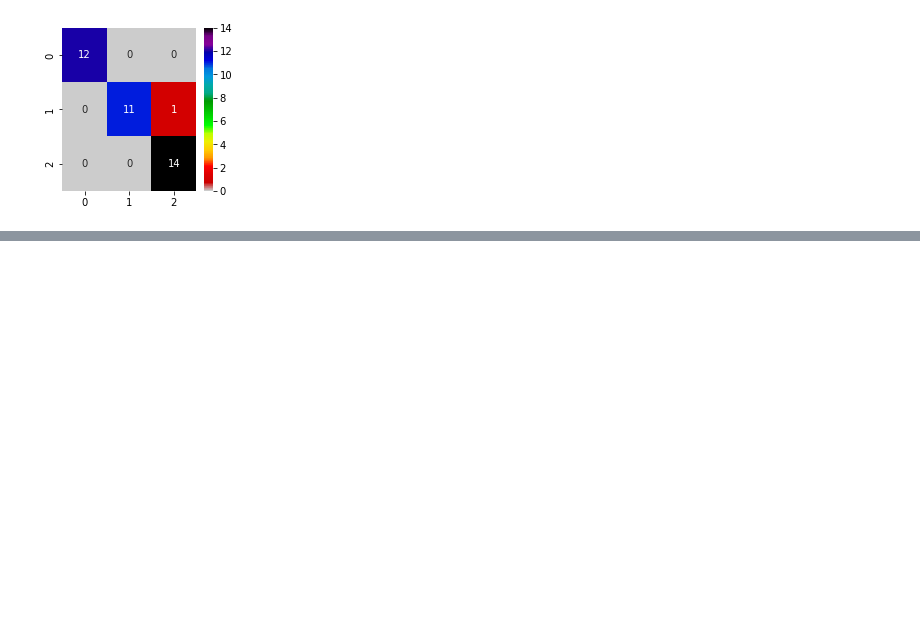
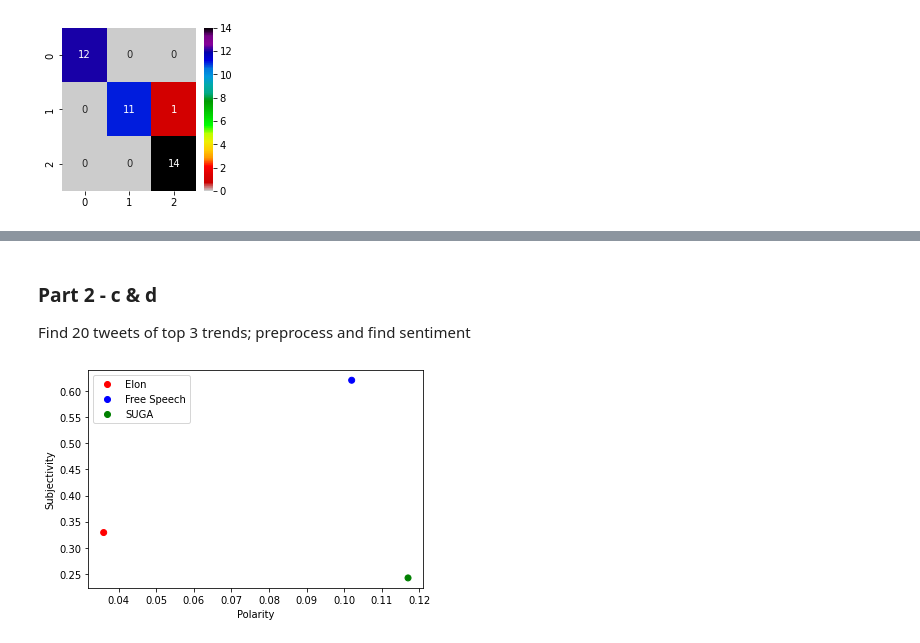
Before and after one commit to cmklen/dataAnalyticsCSE590, a Jupyter notebook: HW4/hw4.ipynb, the cells around one changed output, grey strips where cells are left out. Saved outputs shown, nothing was run; the diff lists cells and outputs as text; code cells hidden in the pictures; blank space fills up the shorter version.

```diff
--- a/HW4/hw4.ipynb
+++ b/HW4/hw4.ipynb
@@ -141,0 +140,56 @@ ImportError: cannot import name 'Textblob' from 'textblob' (C:\Users\cmkle\AppDa
+# %% [markdown]
+### Part 2 - c & d
+Find  20 tweets of top 3 trends; preprocess and find sentiment
+# %%
+from textblob import TextBlob
+from preprocessor.api import clean
+from matplotlib.colors import ListedColormap
+firstTrend = cincyTrends[0]
+secondTrend = cincyTrends[1]
+thirdTrend = cincyTrends[2]
+
+def returnTweets(tweets):
+    returnTweets = []
+    for tweet in tweets:
+            returnTweets.append(tweet.text)
+    return returnTweets
+
+def findSentiment(tweets):
+    sentiments = []
+    for tweet in tweets:
+        txtBlb = TextBlob(clean(tweet))
+        sentiments.append({"pol": txtBlb.sentiment.polarity, "sub": txtBlb.sentiment.subjectivity})
+
+    return sentiments
+
+def findSentimentStats(sentimentList):
+    polaritySum = 0
+    subjectivitySum = 0
+    totalTweets = 0
+    for sent in sentimentList:
+        totalTweets += 1
+        polaritySum += sent['pol']
+        subjectivitySum += sent['sub']
+
+    return(round(polaritySum/totalTweets,3), round(subjectivitySum/totalTweets,3))
+
+firstTrendSentiments = findSentiment(returnTweets(api.search(q=firstTrend['name'], count=20)))
+secondTrendSentiments = findSentiment(returnTweets(api.search(q=secondTrend['name'], count=20)))
+thirdTrendSentiments = findSentiment(returnTweets(api.search(q=thirdTrend['name'], count=20)))
+
+stats = {}
+stats[firstTrend['name']] = findSentimentStats(firstTrendSentiments)
+stats[secondTrend['name']] = findSentimentStats(secondTrendSentiments)
+stats[thirdTrend['name']] = findSentimentStats(thirdTrendSentiments)
+
+
+values = [0, 1, 2]
+colors = ListedColormap(['r','b','g'])
+scatter = plt.scatter([stats[firstTrend['name']][0], stats[secondTrend['name']][0], stats[thirdTrend['name']][0]], [stats[firstTrend['name']][1], stats[secondTrend['name']][1], stats[thirdTrend['name']][1]],c=values, cmap=colors)
+plt.xlabel('Polarity')
+plt.ylabel('Subjectivity')
+plt.legend(handles=scatter.legend_elements()[0], labels=[firstTrend['name'],secondTrend['name'], thirdTrend['name']])
+
+plt.savefig(fname="sentimentAnalysis.png", facecolor='white')
+# %% [output]
+[figure, added]
```
Also changed, not shown: parts of 7 cells of this notebook, 3 other files.
